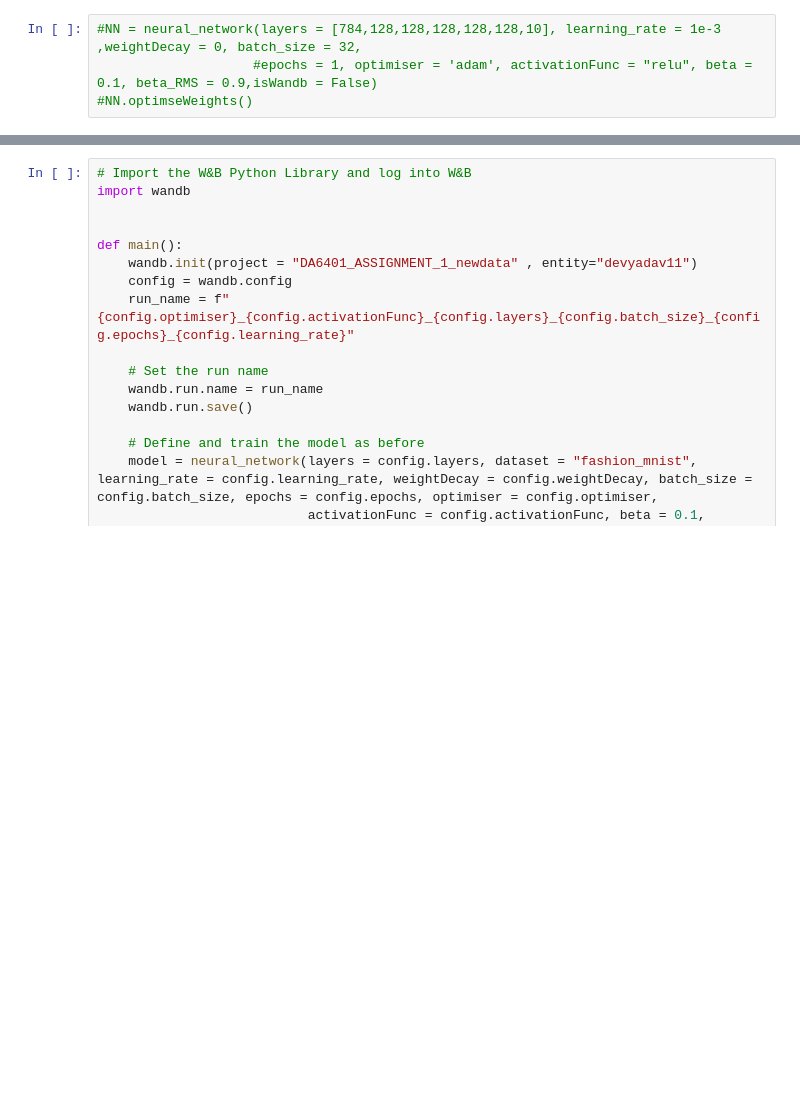
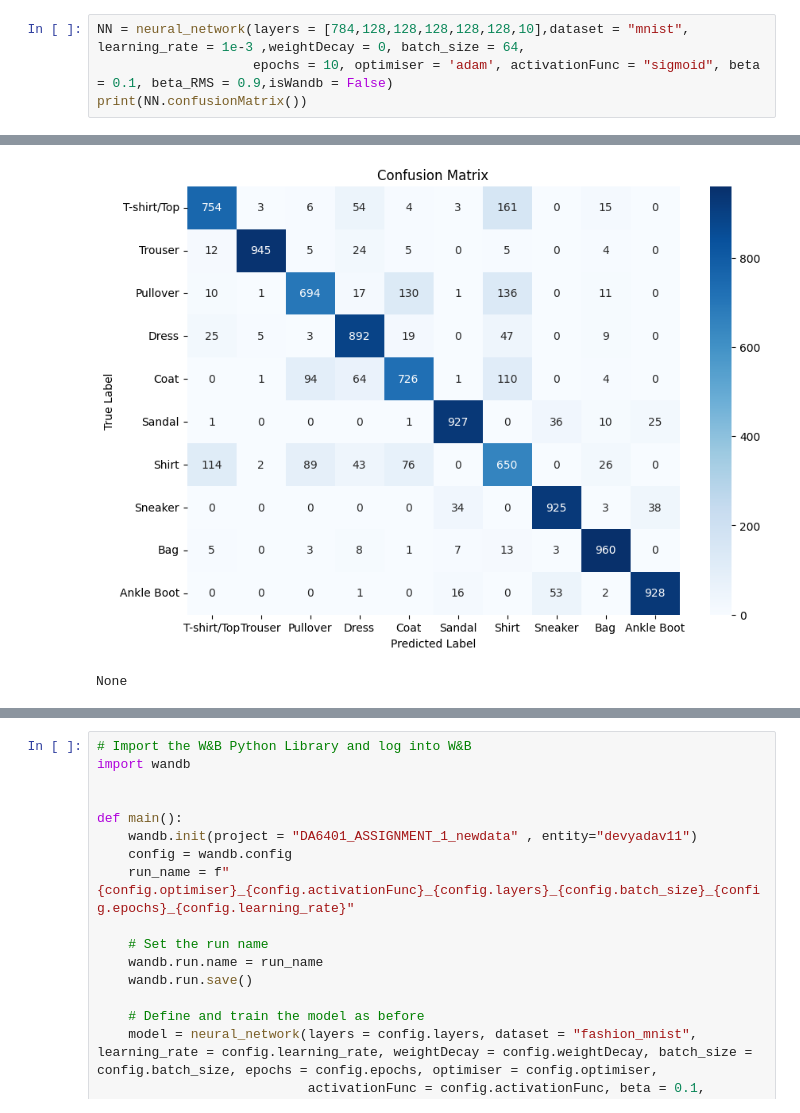
Before and after one commit to devyadav11/DA6401_ASSIGNMENT_1, a Jupyter notebook: DA6401__Assignment_1.ipynb, the cells around one changed output, grey strips where cells are left out. Cells and saved outputs as stored; diff of their text form; blank space fills up the shorter version.

```diff
--- a/DA6401__Assignment_1.ipynb
+++ b/DA6401__Assignment_1.ipynb
@@ -808,4 +791,5 @@ class neural_network():
 # %%
-#NN = neural_network(layers = [784,128,128,128,128,128,10], learning_rate = 1e-3 ,weightDecay = 0, batch_size = 32,
-                    #epochs = 1, optimiser = 'adam', activationFunc = "relu", beta = 0.1, beta_RMS = 0.9,isWandb = False)
-#NN.optimseWeights()
+NN = neural_network(layers = [784,128,128,128,128,128,10],dataset = "mnist", learning_rate = 1e-3 ,weightDecay = 0, batch_size = 64,
+                    epochs = 10, optimiser = 'adam', activationFunc = "sigmoid", beta = 0.1, beta_RMS = 0.9,isWandb = False)
+print(NN.confusionMatrix())
+# %% [output]
@@ -811,0 +816,2 @@ class neural_network():
+[figure, added]
+None
```
Also changed, not shown: parts of 12 cells of this notebook.
